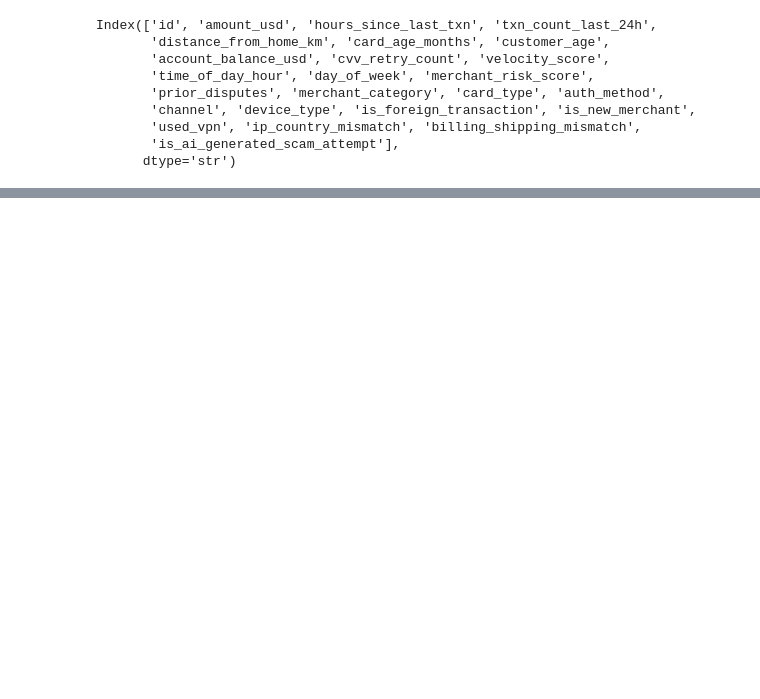
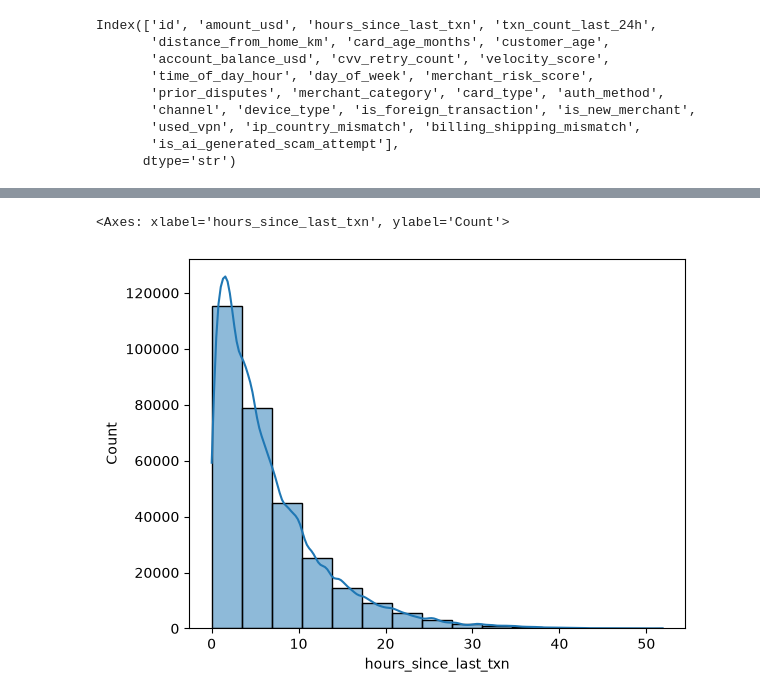
Before and after one commit to KONAIN-WORSI/AI-ML-Class, a Jupyter notebook: ML Algorithm/Credit Fraud Detection/credit_fraud_detection copy.ipynb, the cells around one changed output, grey strips where cells are left out. Drawn from its saved outputs; the diff is of its cells as text; code cells hidden in the pictures; blank space fills up the shorter version.

```diff
--- a/ML Algorithm/Credit Fraud Detection/credit_fraud_detection copy.ipynb
+++ b/ML Algorithm/Credit Fraud Detection/credit_fraud_detection copy.ipynb
@@ -60,0 +79,5 @@ sns.heatmap(raw_df.corr(numeric_only=True),annot=True)
+# %%
+sns.histplot(raw_df['hours_since_last_txn'], bins=15, kde=True)
+# %% [output]
+<Axes: xlabel='hours_since_last_txn', ylabel='Count'>
+[figure, added]
```
Also changed, not shown: parts of 55 cells of this notebook, 2 other files.
